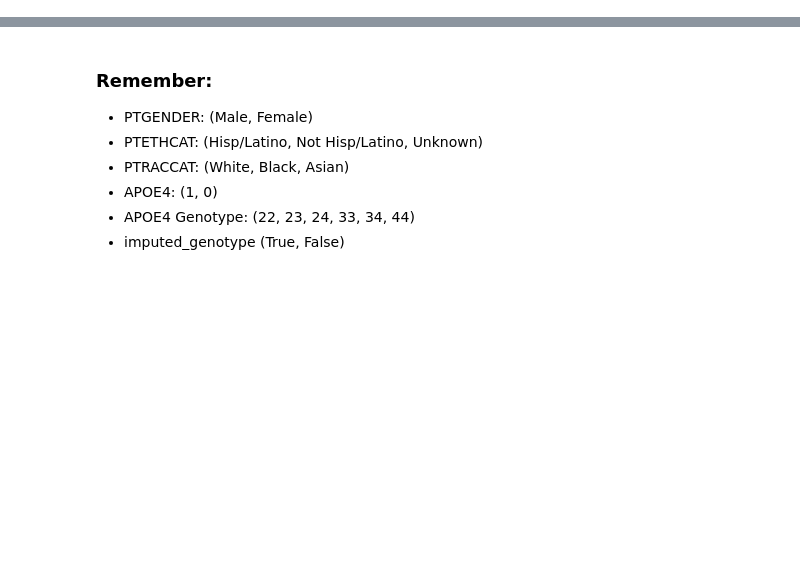
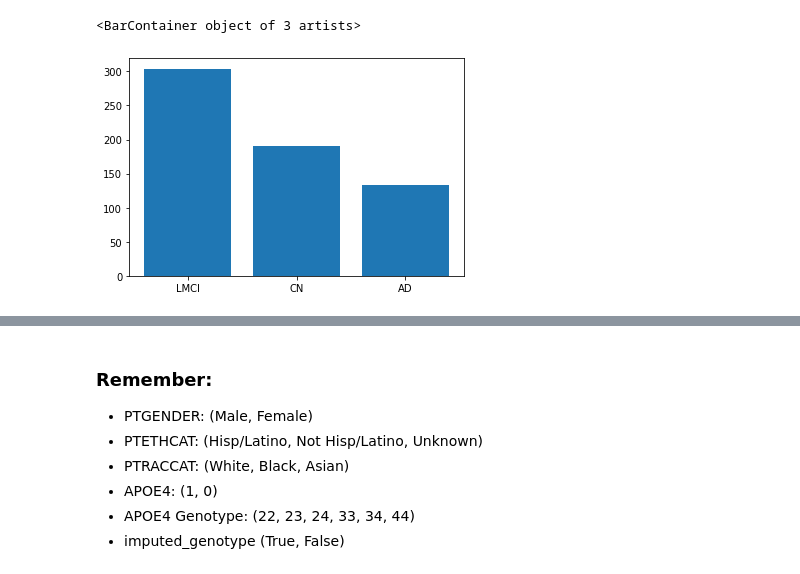
Before and after one commit to grantgasser/Alzheimers-Prediction, a Jupyter notebook: Multi-Class Classification ADNI.ipynb, the cells around one changed output, grey strips where cells are left out. Cells and saved outputs as stored; diff of their text form; code cells hidden in the pictures; blank space fills up the shorter version.

```diff
--- a/Multi-Class Classification ADNI.ipynb
+++ b/Multi-Class Classification ADNI.ipynb
@@ -55,0 +143,5 @@ Removing columns: ['directory.id', 'Subject', 'RID', 'Image.Data.ID', 'Modality'
+# %%
+plt.bar(Y.value_counts().index, Y.value_counts())
+# %% [output]
+<BarContainer object of 3 artists>
+[figure, added]
```
Also changed, not shown: parts of 21 cells of this notebook.
